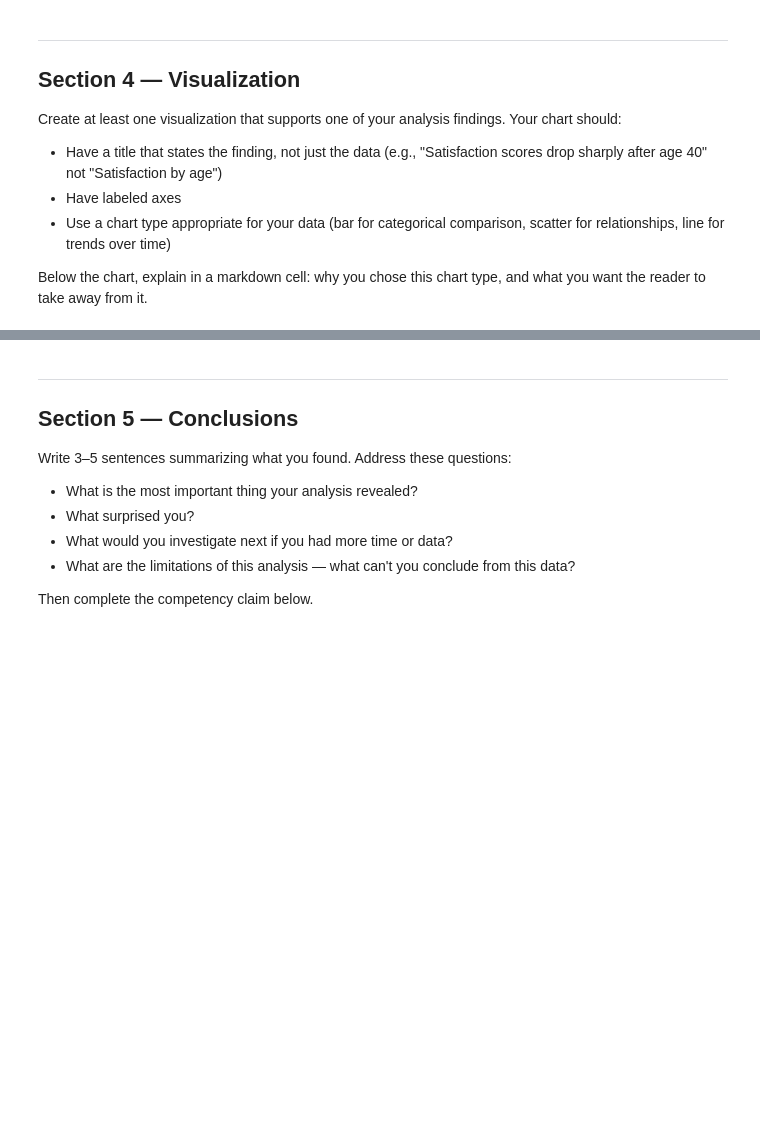
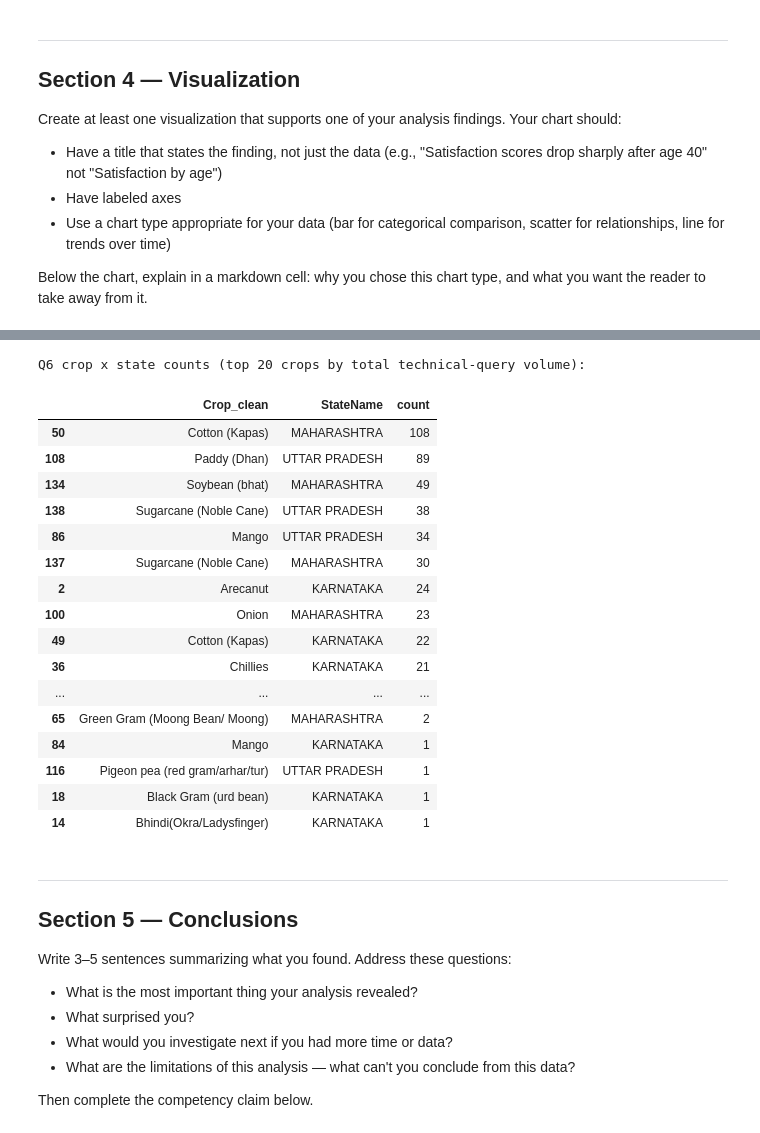
Before and after one commit to berrycheesecake99/HCDE-530-Repository, a Jupyter notebook: Week 6/Week6_files/week6_mp1_starter.ipynb, the cells around one changed output, grey strips where cells are left out. Drawn from its saved outputs; the diff is of its cells as text; code cells hidden in the pictures; blank space fills up the shorter version.

```diff
--- a/Week 6/Week6_files/week6_mp1_starter.ipynb
+++ b/Week 6/Week6_files/week6_mp1_starter.ipynb
@@ -497,30 +558,66 @@ The icicle chart below shows the hierarchy on a horizontal axis so labels are ea
 # %%
-sb = df.copy()
-sb['StateName'] = sb['StateName'].astype(str).str.strip()
-sb['DistrictName'] = sb['DistrictName'].astype(str).str.strip()
-sb['QueryType_clean'] = sb['QueryType'].astype(str).str.strip()
+# Q6: Technical queries by crop and state (heatmap)
+TECH_TYPES = {
+    'Plant Protection',
+    'Fertilizer Use and Availability',
+    'Nutrient Management',
+}
 
-sb_counts = (
-    sb.groupby(['StateName', 'DistrictName', 'QueryType_clean'])
+q6 = df.copy()
+q6['StateName'] = q6['StateName'].astype(str).str.strip()
+q6['QueryType_clean'] = q6['QueryType'].astype(str).str.strip()
+q6['Crop_clean'] = q6['Crop'].astype(str).str.strip()
+
+q6 = q6[
+    q6['QueryType_clean'].isin(TECH_TYPES)
+    & q6['Crop_clean'].notna()
+    & (q6['Crop_clean'] != '')
+    & (q6['Crop_clean'].str.lower() != 'nan')
+].copy()
+
+crop_state = (
+    q6.groupby(['Crop_clean', 'StateName'])
     .size()
     .reset_index(name='count')
 )
 
-fig_sb = px.icicle(
-    sb_counts,
-    path=['StateName', 'DistrictName', 'QueryType_clean'],
-    values='count',
-    title='KCC queries: State > District > Query Type (horizontal drill-down)',
+top_crops = crop_state.groupby('Crop_clean')['count'].sum().sort_values(ascending=False).head(20).index.tolist()
+crop_state_top = crop_state[crop_state['Crop_clean'].isin(top_crops)].copy()
+
+print('Q6 crop x state counts (top 20 crops by total technical-query volume):')
+display(crop_state_top.sort_values(['count'], ascending=False))
+
+fig_q6 = px.density_heatmap(
+    crop_state_top,
+    x='StateName',
+    y='Crop_clean',
+    z='count',
+    color_continuous_scale='Viridis',
+    title='Q6: Technical query concentration by crop and state',
+    labels={'StateName': 'State', 'Crop_clean': 'Crop', 'count': 'Technical query count'},
+    text_auto=True,
 )
-fig_sb.update_traces(textinfo='label+value')
-fig_sb.update_layout(margin=dict(t=60, l=10, r=10, b=10), height=700, dragmode='pan')
-fig_sb.show(
-    config={
-        'displayModeBar': True,
-        'scrollZoom': True,
-        'modeBarButtonsToAdd': ['pan2d', 'zoomIn2d', 'zoomOut2d', 'resetScale2d'],
-    }
-)
+fig_q6.update_layout(yaxis={'categoryorder': 'total ascending'})
+fig_q6.show()
+# %% [output]
+Q6 crop x state counts (top 20 crops by total technical-query volume):
+|  | Crop_clean | StateName | count |
+| 50 | Cotton (Kapas) | MAHARASHTRA | 108 |
+| 108 | Paddy (Dhan) | UTTAR PRADESH | 89 |
+| 134 | Soybean (bhat) | MAHARASHTRA | 49 |
+| 138 | Sugarcane (Noble Cane) | UTTAR PRADESH | 38 |
+| 86 | Mango | UTTAR PRADESH | 34 |
+| 137 | Sugarcane (Noble Cane) | MAHARASHTRA | 30 |
+| 2 | Arecanut | KARNATAKA | 24 |
+| 100 | Onion | MAHARASHTRA | 23 |
+| 49 | Cotton (Kapas) | KARNATAKA | 22 |
+| 36 | Chillies | KARNATAKA | 21 |
+| ... | ... | ... | ... |
+| 65 | Green Gram (Moong Bean/ Moong) | MAHARASHTRA | 2 |
+| 84 | Mango | KARNATAKA | 1 |
+| 116 | Pigeon pea (red gram/arhar/tur) | UTTAR PRADESH | 1 |
+| 18 | Black Gram (urd bean) | KARNATAKA | 1 |
+| 14 | Bhindi(Okra/Ladysfinger) | KARNATAKA | 1 |
 # %% [markdown]
 ---
 
```
Also changed, not shown: parts of 16 cells of this notebook, 1 other file.
